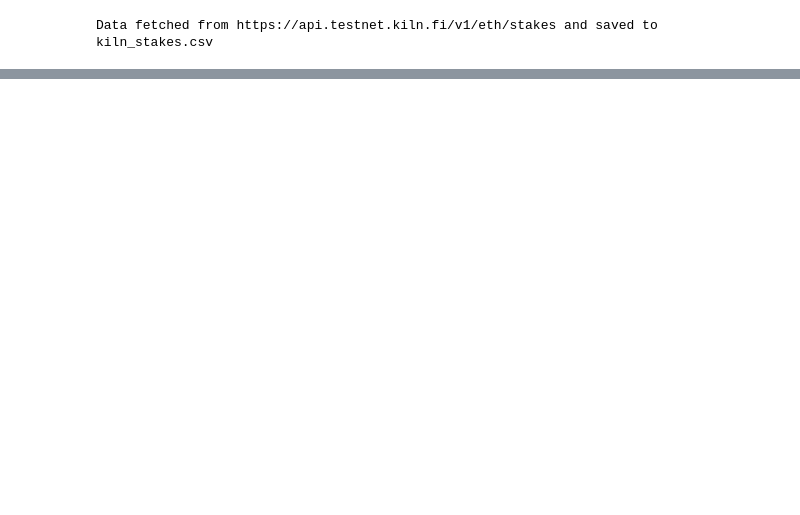
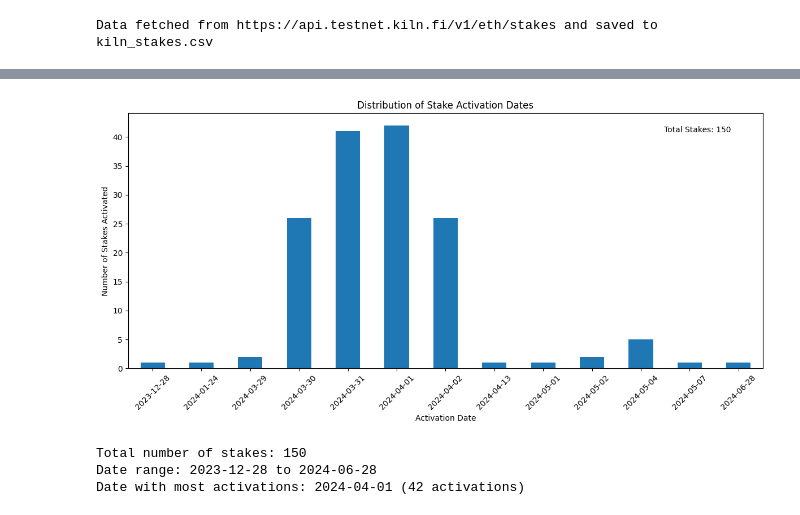
Before and after one commit to jpg1129/Kiln-Take-Home, a Jupyter notebook: main.ipynb, the cells around one changed output, grey strips where cells are left out. Cells and saved outputs as stored; diff of their text form; code cells hidden in the pictures; blank space fills up the shorter version.

```diff
--- a/main.ipynb
+++ b/main.ipynb
@@ -54,0 +57,9 @@ print(a)
+# %%
+# load the validators csv file into a pandas dataframe
+kiln_validators = pd.read_csv("kiln_stakes.csv")
+kiln_validators = kiln_validators[kiln_validators["state"] == "active_ongoing"]
+print(kiln_validators.shape)
+# get sample of kiln validators
+sampled_kiln_validators= kiln_validators.sample(n=min(150, kiln_validators.shape[0]))
+print(f"Loaded and sampled {len(sampled_kiln_validators)} Kiln validators from CSV")
+print(sampled_kiln_validators.shape)
@@ -54,0 +300,39 @@ print(a)
+# %%
+from datetime import datetime
+
+def plot_stake_activations(df):
+    # Convert activated_at to datetime
+    df = df.copy()
+    df['activated_at'] = pd.to_datetime(df['activated_at'])
+
+    # Group by activation date and count
+    activation_counts = df.groupby(df['activated_at'].dt.date).size().sort_index()
+
+    # Plot the distribution
+    plt.figure(figsize=(12, 6))
+    activation_counts.plot(kind='bar')
+    plt.title('Distribution of Stake Activation Dates')
+    plt.xlabel('Activation Date')
+    plt.ylabel('Number of Stakes Activated')
+    plt.xticks(rotation=45)
+    plt.tight_layout()
+
+    # Add total count to the plot
+    total_stakes = len(df)
+    plt.text(0.95, 0.95, f'Total Stakes: {total_stakes}',
+             transform=plt.gca().transAxes, ha='right', va='top')
+
+    # Show the plot
+    plt.show()
+
+    # Print some summary statistics
+    print(f"Total number of stakes: {total_stakes}")
+    print(f"Date range: {activation_counts.index.min()} to {activation_counts.index.max()}")
+    print(f"Date with most activations: {activation_counts.idxmax()} ({activation_counts.max()} activations)")
+
+plot_stake_activations(sampled_kiln_validators)
+# %% [output]
+[figure, added]
+Total number of stakes: 150
+Date range: 2023-12-28 to 2024-06-28
+Date with most activations: 2024-04-01 (42 activations)
```
Also changed, not shown: parts of 17 cells of this notebook, 6 other files.
